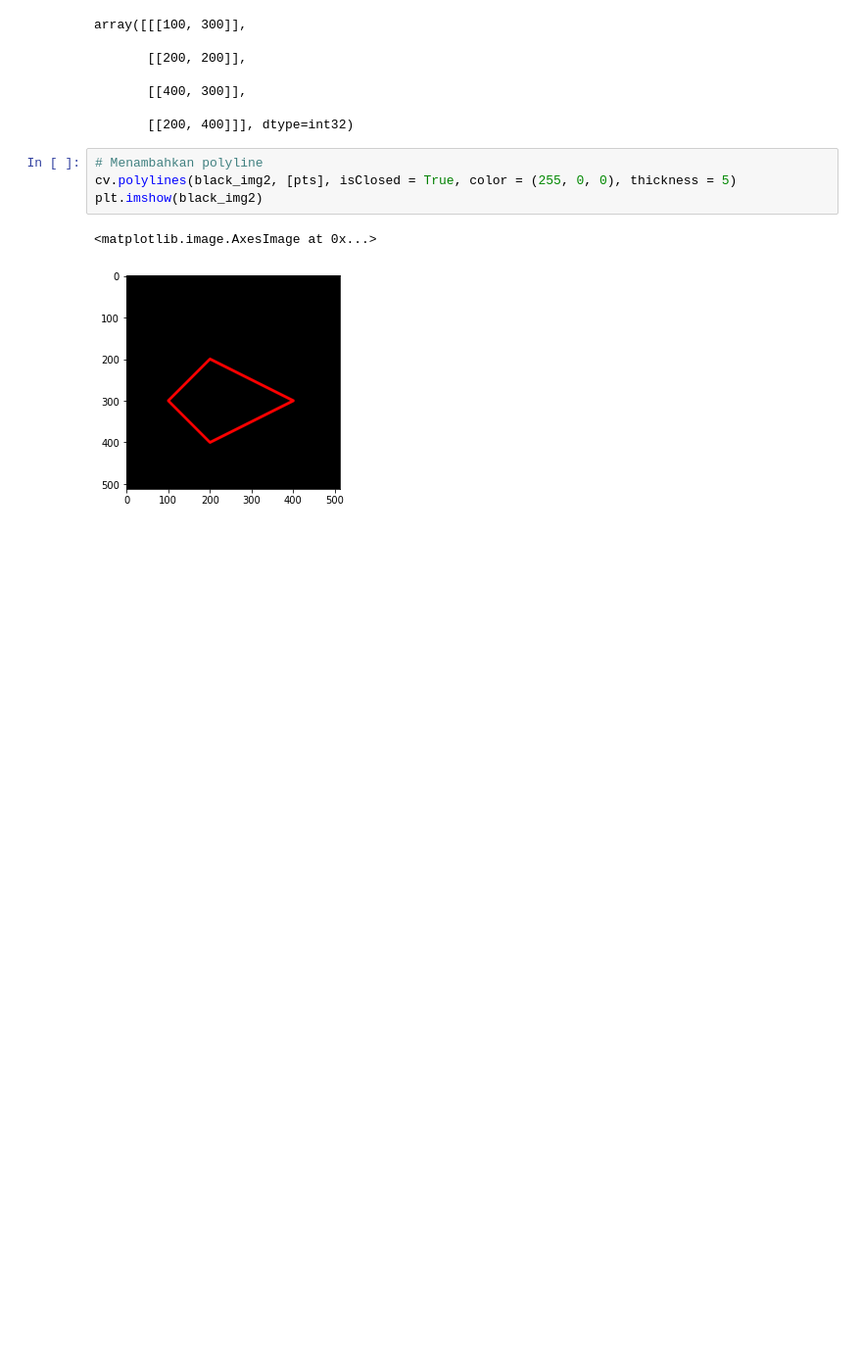
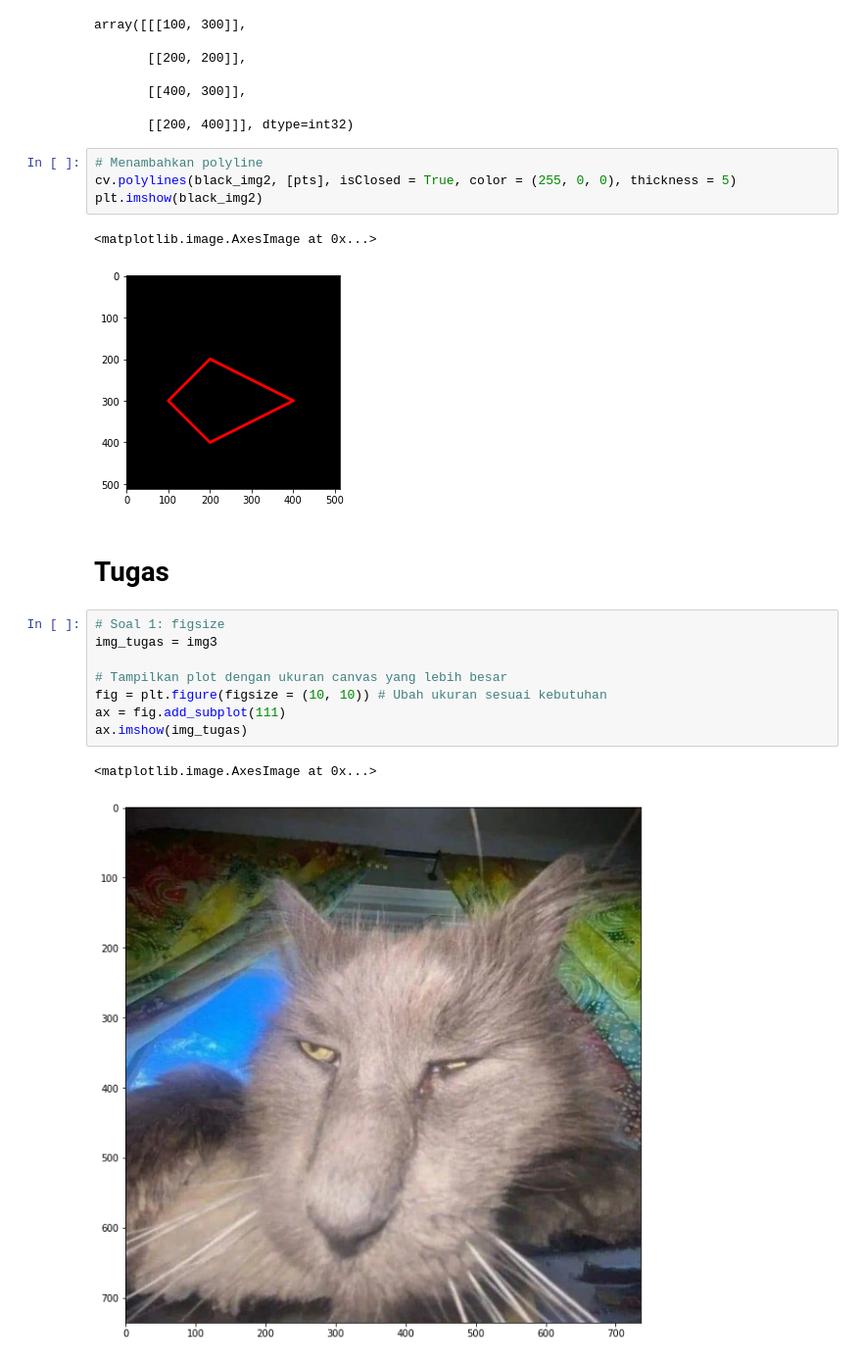
Before and after one commit to FaiqPrasetya/pvck-modul-1, a Jupyter notebook: Week2.ipynb, the cells around one changed output. Shown at 98% size. Cells and saved outputs as stored; diff of their text form; blank space fills up the shorter version.

```diff
--- a/Week2.ipynb
+++ b/Week2.ipynb
@@ -154,3 +156,16 @@ plt.imshow(black_img2)
 # %% [output]
 <matplotlib.image.AxesImage at 0x...>
 [figure]
+# %% [markdown]
+# Tugas
+# %%
+# Soal 1: figsize
+img_tugas = img3
+
+# Tampilkan plot dengan ukuran canvas yang lebih besar
+fig = plt.figure(figsize = (10, 10)) # Ubah ukuran sesuai kebutuhan
+ax = fig.add_subplot(111)
+ax.imshow(img_tugas)
+# %% [output]
+<matplotlib.image.AxesImage at 0x...>
+[figure, added]
```
Also changed, not shown: parts of 3 cells of this notebook.
